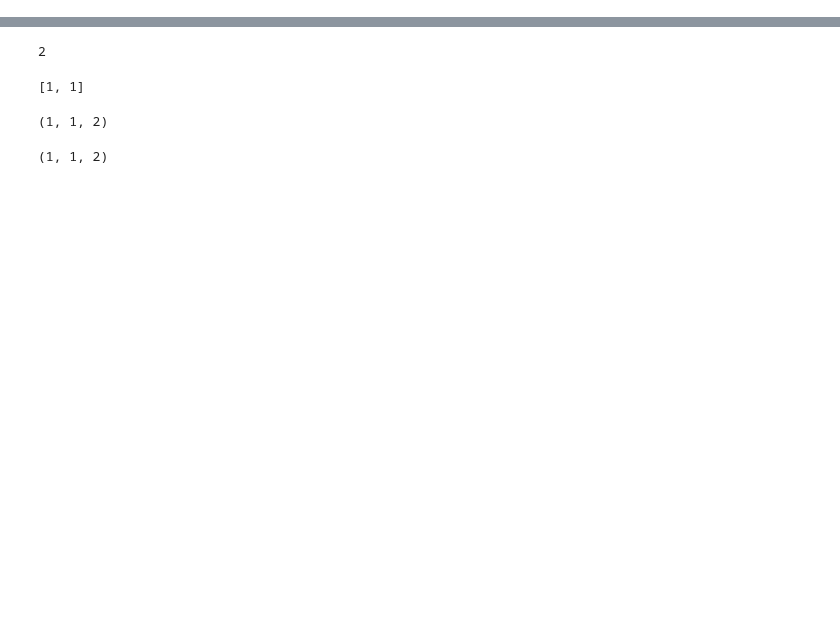
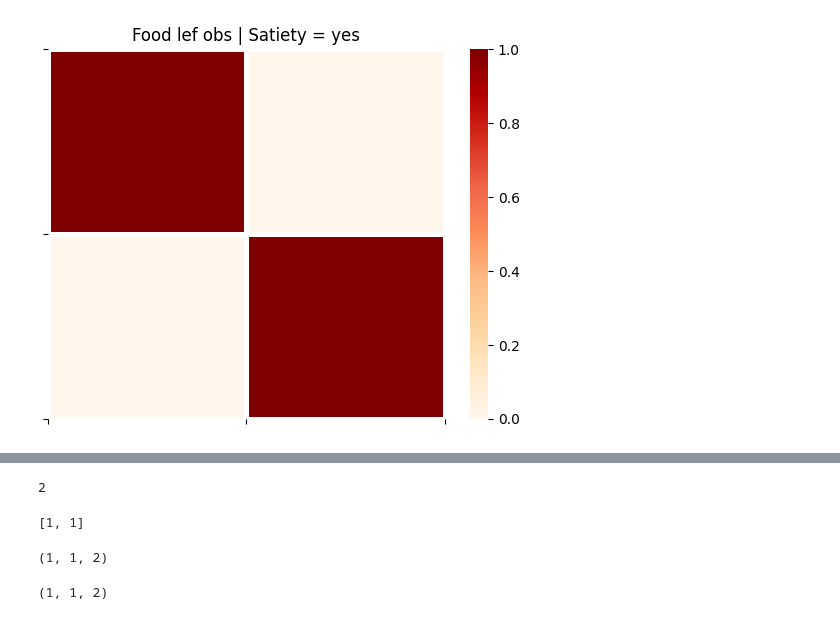
Before and after one commit to mahault/Multi-agent-sustainability, a Jupyter notebook: Sust_AIF.ipynb, the cells around one changed output, grey strips where cells are left out. Cells and saved outputs as stored; diff of their text form; code cells hidden in the pictures; blank space fills up the shorter version.

```diff
--- a/Sust_AIF.ipynb
+++ b/Sust_AIF.ipynb
@@ -45,0 +183,4 @@ from pymdp import utils, maths
+# %%
+utils.plot_likelihood(A[0][:,:,1], title = " Food left obs | Satiety = yes")
+# %% [output]
+[figure, added]
```
Also changed, not shown: parts of 122 cells of this notebook.
